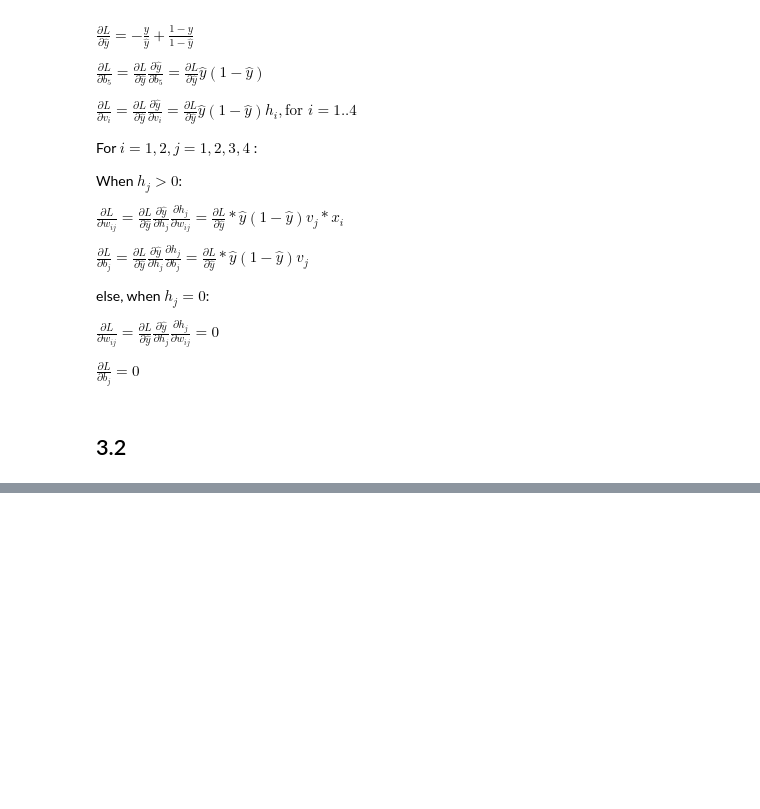
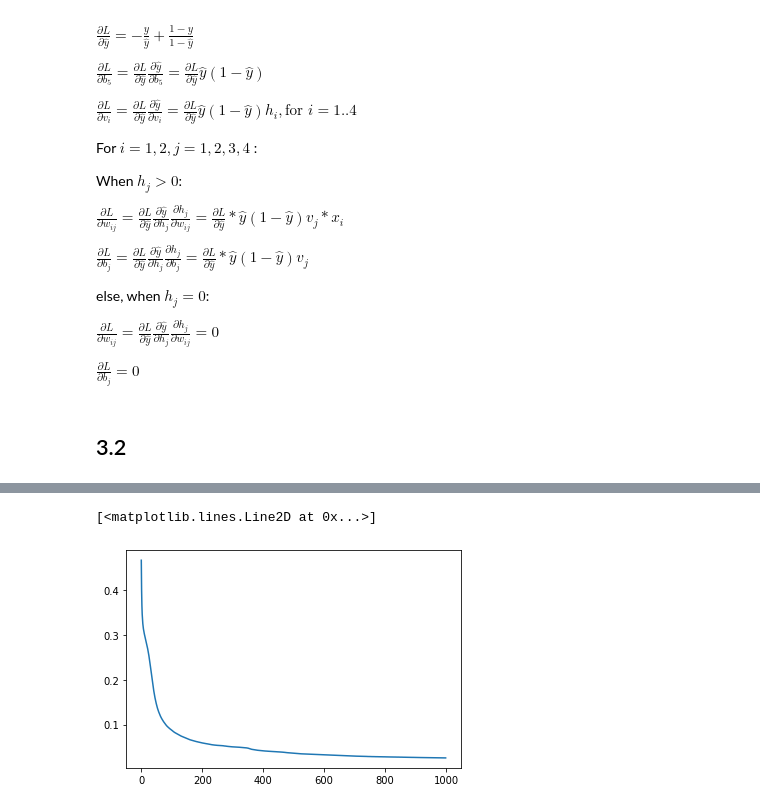
Before and after one commit to antaressgzz/ANLY590, a Jupyter notebook: hw2.ipynb, the cells around one changed output, grey strips where cells are left out. Saved outputs shown, nothing was run; the diff lists cells and outputs as text; code cells hidden in the pictures; blank space fills up the shorter version.

```diff
--- a/hw2.ipynb
+++ b/hw2.ipynb
@@ -245,0 +258,25 @@ grad_f(X, Y, params)
+# %%
+def initialize_params(n_hidden=4):
+    W = np.random.normal(size=(2,n_hidden))
+    b = np.random.normal(size=(1,n_hidden))
+    V = np.random.normal(size=(n_hidden,1))
+    c = np.random.normal()
+    return [W,b,V,c]
+# %%
+np.random.seed(233)
+n_hidden = 4
+lr = 1e-3
+steps = 1000
+params = initialize_params(n_hidden)
+losses =[]
+
+for s in range(steps):
+    grads, loss = grad_f(x, y, params)
+    losses.append(loss)
+    for p, g in zip(params, grads):
+        p -= lr*g
+
+plt.plot(losses)
+# %% [output]
+[<matplotlib.lines.Line2D at 0x...>]
+[figure, added]
```
Also changed, not shown: parts of 6 cells of this notebook.
